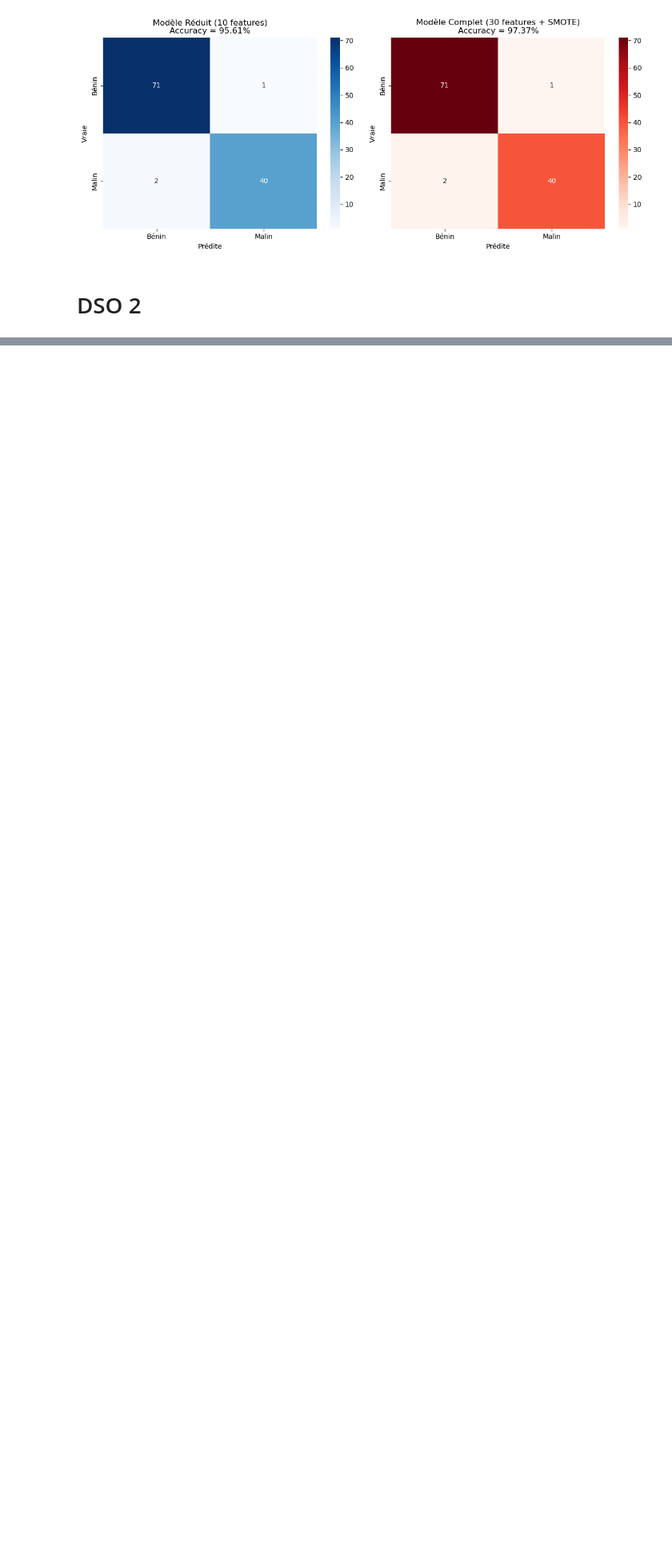
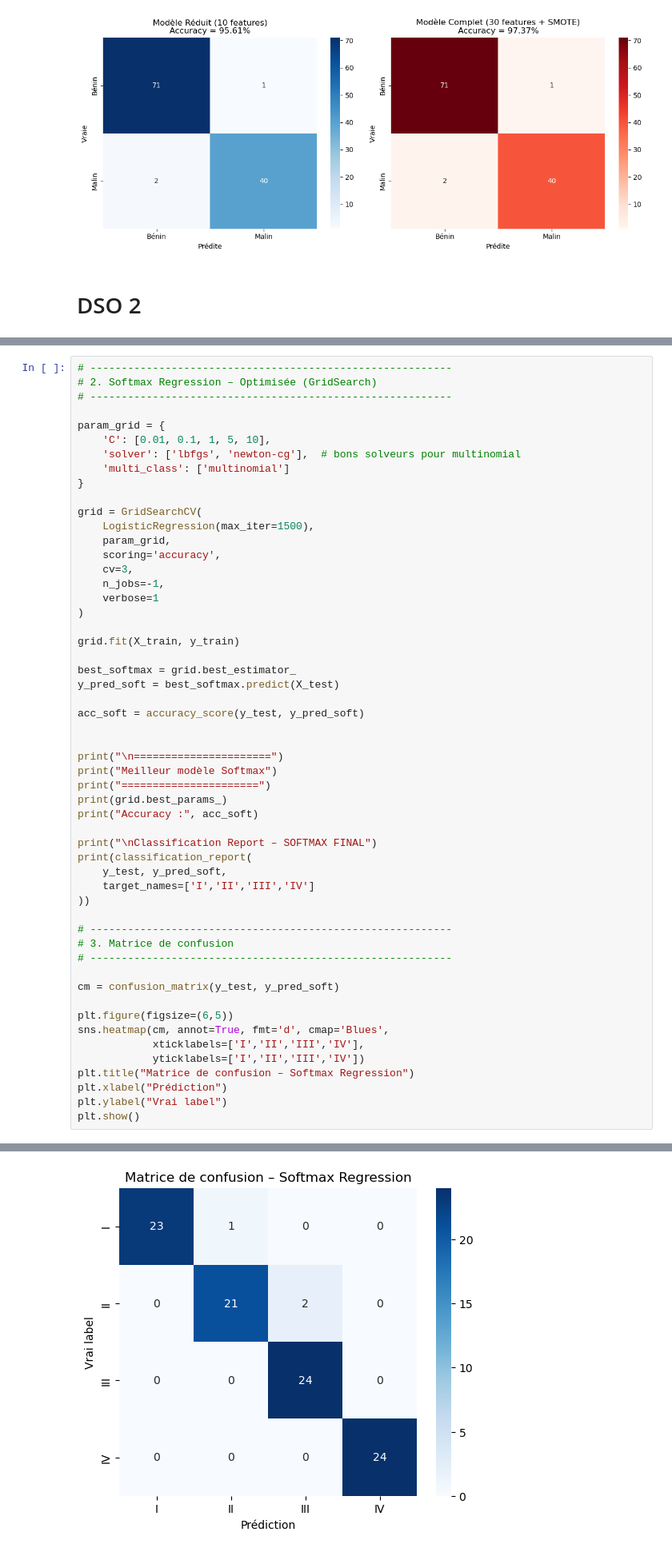
Before and after one commit to youssef060902/Algonomads_ML, a Jupyter notebook: Project.ipynb, the cells around one changed output, grey strips where cells are left out. Shown at 80% size. Cells and saved outputs as stored; diff of their text form; blank space fills up the shorter version.

```diff
--- a/Project.ipynb
+++ b/Project.ipynb
@@ -568,0 +775,55 @@ weighted avg       0.97      0.97      0.97       114
+# %%
+# ----------------------------------------------------------
+# 2. Softmax Regression – Optimisée (GridSearch)
+# ----------------------------------------------------------
+
+param_grid = {
+    'C': [0.01, 0.1, 1, 5, 10],
+    'solver': ['lbfgs', 'newton-cg'],  # bons solveurs pour multinomial
+    'multi_class': ['multinomial']
+}
+
+grid = GridSearchCV(
+    LogisticRegression(max_iter=1500),
+    param_grid,
+    scoring='accuracy',
+    cv=3,
+    n_jobs=-1,
+    verbose=1
+)
+
+grid.fit(X_train, y_train)
+
+best_softmax = grid.best_estimator_
+y_pred_soft = best_softmax.predict(X_test)
+
+acc_soft = accuracy_score(y_test, y_pred_soft)
+
+
+print("\n======================")
+print("Meilleur modèle Softmax")
+print("======================")
+print(grid.best_params_)
+print("Accuracy :", acc_soft)
+
+print("\nClassification Report – SOFTMAX FINAL")
+print(classification_report(
+    y_test, y_pred_soft,
+    target_names=['I','II','III','IV']
+))
+
+# ----------------------------------------------------------
+# 3. Matrice de confusion
+# ----------------------------------------------------------
+
+cm = confusion_matrix(y_test, y_pred_soft)
+
+plt.figure(figsize=(6,5))
+sns.heatmap(cm, annot=True, fmt='d', cmap='Blues',
+            xticklabels=['I','II','III','IV'],
+            yticklabels=['I','II','III','IV'])
+plt.title("Matrice de confusion – Softmax Regression")
+plt.xlabel("Prédiction")
+plt.ylabel("Vrai label")
+plt.show()
+# %% [output]
@@ -568,0 +849 @@ weighted avg       0.97      0.97      0.97       114
+[figure, added]
```
Also changed, not shown: parts of 8 cells of this notebook.
